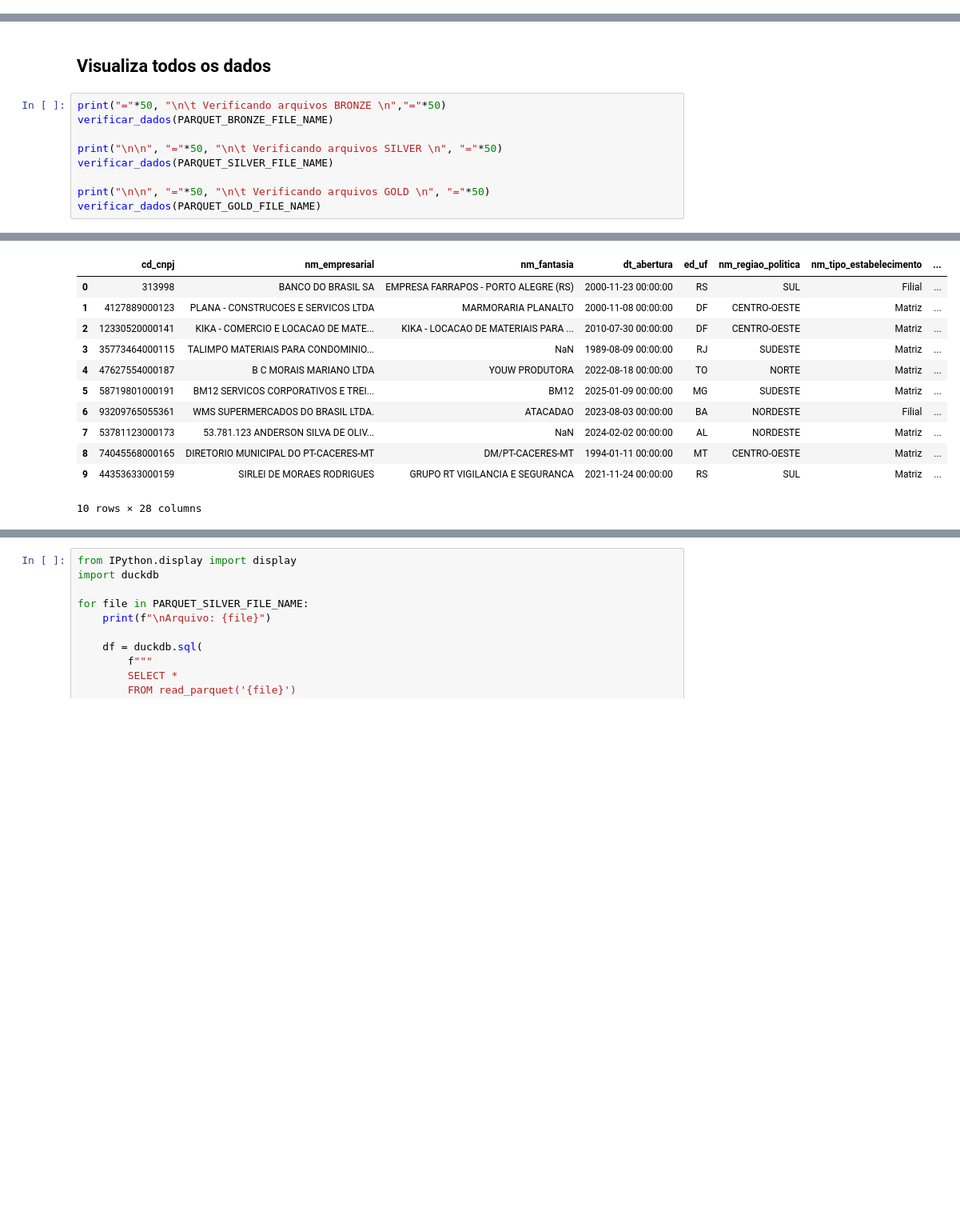
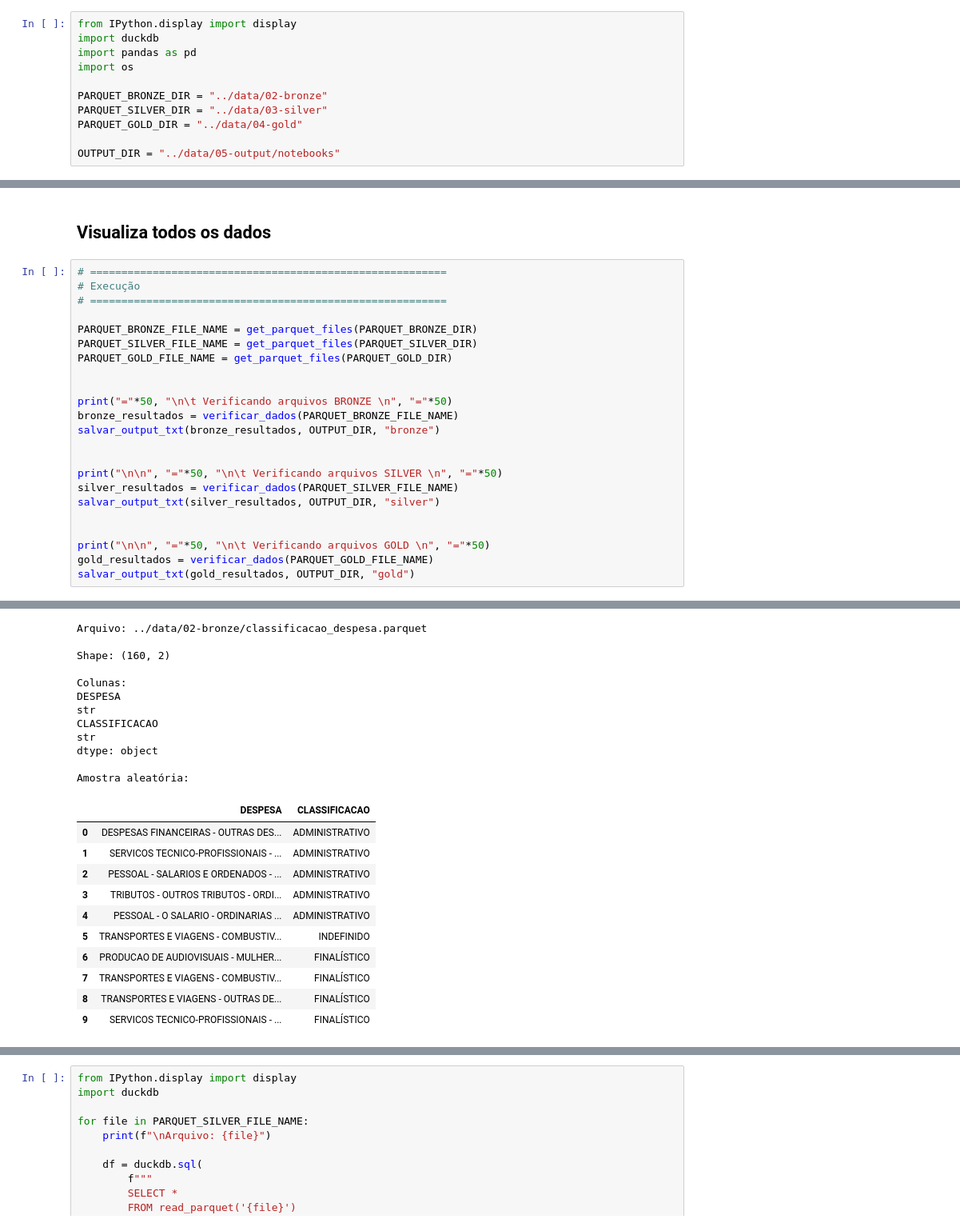
Before and after one commit to nicolas0liveira/transparencia_partidaria_br, a Jupyter notebook: notebooks/00-explorando_arquivos_gerados.ipynb, the cells around one changed output, grey strips where cells are left out. Shown at 80% size. Saved outputs shown, nothing was run; the diff lists cells and outputs as text; blank space fills up the shorter version.

```diff
--- a/notebooks/00-explorando_dados.ipynb
+++ b/notebooks/00-explorando_arquivos_gerados.ipynb
@@ -40,0 +3,11 @@ def verificar_dados(parquet_file_names):
+# %%
+from IPython.display import display
+import duckdb
+import pandas as pd
+import os
+
+PARQUET_BRONZE_DIR = "../data/02-bronze"
+PARQUET_SILVER_DIR = "../data/03-silver"
+PARQUET_GOLD_DIR = "../data/04-gold"
+
+OUTPUT_DIR = "../data/05-output/notebooks"
@@ -41,14 +226,28 @@ def verificar_dados(parquet_file_names):
 # %% [markdown]
 ## Visualiza todos os dados
 # %%
-print("="*50, "\n\t Verificando arquivos BRONZE \n","="*50)
-verificar_dados(PARQUET_BRONZE_FILE_NAME)
+# =========================================================
+# Execução
+# =========================================================
+
+PARQUET_BRONZE_FILE_NAME = get_parquet_files(PARQUET_BRONZE_DIR)
+PARQUET_SILVER_FILE_NAME = get_parquet_files(PARQUET_SILVER_DIR)
+PARQUET_GOLD_FILE_NAME = get_parquet_files(PARQUET_GOLD_DIR)
+
+
+print("="*50, "\n\t Verificando arquivos BRONZE \n", "="*50)
+bronze_resultados = verificar_dados(PARQUET_BRONZE_FILE_NAME)
+salvar_output_txt(bronze_resultados, OUTPUT_DIR, "bronze")
+
 
 print("\n\n", "="*50, "\n\t Verificando arquivos SILVER \n", "="*50)
-verificar_dados(PARQUET_SILVER_FILE_NAME)
+silver_resultados = verificar_dados(PARQUET_SILVER_FILE_NAME)
+salvar_output_txt(silver_resultados, OUTPUT_DIR, "silver")
+
 
 print("\n\n", "="*50, "\n\t Verificando arquivos GOLD \n", "="*50)
-verificar_dados(PARQUET_GOLD_FILE_NAME)
+gold_resultados = verificar_dados(PARQUET_GOLD_FILE_NAME)
+salvar_output_txt(gold_resultados, OUTPUT_DIR, "gold")
 # %% [output]
 ==================================================
          Verificando arquivos BRONZE
@@ -95,12 +281,21 @@ Amostra:
+Arquivo: ../data/02-bronze/classificacao_despesa.parquet
+
+Shape: (160, 2)
+
+Colunas:
+DESPESA                                                                                                                                       str
+CLASSIFICACAO                                                                                                                                 str
+dtype: object
+
+Amostra aleatória:
-|  | cd_cnpj | nm_empresarial | nm_fantasia | dt_abertura | ed_uf | nm_regiao_politica | nm_tipo_estabelecimento | ... |
-| 0 | 313998 | BANCO DO BRASIL SA | EMPRESA FARRAPOS - PORTO ALEGRE (RS) | 2000-11-23 00:00:00 | RS | SUL | Filial | ... |
-| 1 | 4127889000123 | PLANA - CONSTRUCOES E SERVICOS LTDA | MARMORARIA PLANALTO | 2000-11-08 00:00:00 | DF | CENTRO-OESTE | Matriz | ... |
-| 2 | 12330520000141 | KIKA - COMERCIO E LOCACAO DE MATE... | KIKA - LOCACAO DE MATERIAIS PARA ... | 2010-07-30 00:00:00 | DF | CENTRO-OESTE | Matriz | ... |
-| 3 | 35773464000115 | TALIMPO MATERIAIS PARA CONDOMINIO... | NaN | 1989-08-09 00:00:00 | RJ | SUDESTE | Matriz | ... |
-| 4 | 47627554000187 | B C MORAIS MARIANO LTDA | YOUW PRODUTORA | 2022-08-18 00:00:00 | TO | NORTE | Matriz | ... |
-| 5 | 58719801000191 | BM12 SERVICOS CORPORATIVOS E TREI... | BM12 | 2025-01-09 00:00:00 | MG | SUDESTE | Matriz | ... |
-| 6 | 93209765055361 | WMS SUPERMERCADOS DO BRASIL LTDA. | ATACADAO | 2023-08-03 00:00:00 | BA | NORDESTE | Filial | ... |
-| 7 | 53781123000173 | 53.781.123 ANDERSON SILVA DE OLIV... | NaN | 2024-02-02 00:00:00 | AL | NORDESTE | Matriz | ... |
-| 8 | 74045568000165 | DIRETORIO MUNICIPAL DO PT-CACERES-MT | DM/PT-CACERES-MT | 1994-01-11 00:00:00 | MT | CENTRO-OESTE | Matriz | ... |
-| 9 | 44353633000159 | SIRLEI DE MORAES RODRIGUES | GRUPO RT VIGILANCIA E SEGURANCA | 2021-11-24 00:00:00 | RS | SUL | Matriz | ... |
+|  | DESPESA | CLASSIFICACAO |
+| 0 | DESPESAS FINANCEIRAS - OUTRAS DES... | ADMINISTRATIVO |
+| 1 | SERVICOS TECNICO-PROFISSIONAIS - ... | ADMINISTRATIVO |
+| 2 | PESSOAL - SALARIOS E ORDENADOS - ... | ADMINISTRATIVO |
+| 3 | TRIBUTOS - OUTROS TRIBUTOS - ORDI... | ADMINISTRATIVO |
+| 4 | PESSOAL - O SALARIO - ORDINARIAS ... | ADMINISTRATIVO |
+| 5 | TRANSPORTES E VIAGENS - COMBUSTIV... | INDEFINIDO |
+| 6 | PRODUCAO DE AUDIOVISUAIS - MULHER... | FINALÍSTICO |
+| 7 | TRANSPORTES E VIAGENS - COMBUSTIV... | FINALÍSTICO |
+| 8 | TRANSPORTES E VIAGENS - OUTRAS DE... | FINALÍSTICO |
+| 9 | SERVICOS TECNICO-PROFISSIONAIS - ... | FINALÍSTICO |
-10 rows × 28 columns
```
Also changed, not shown: parts of 3 cells of this notebook, 26 other files.
